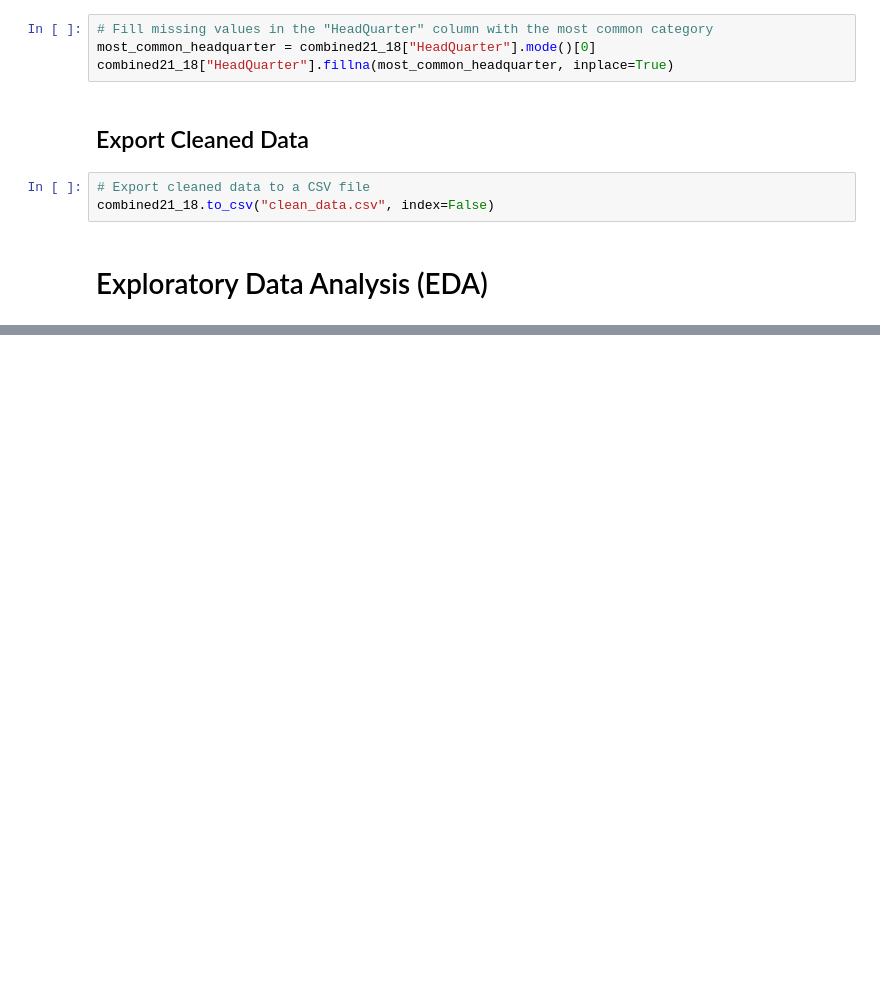
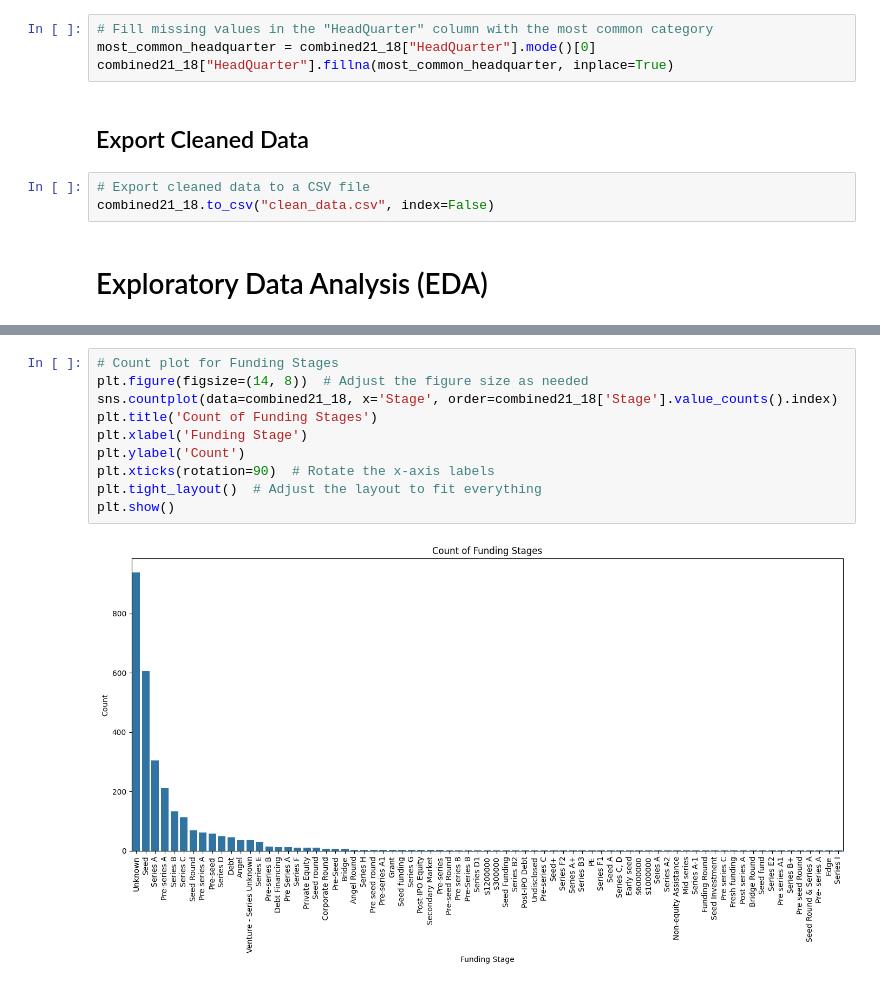
Before and after one commit to Safowaa/India-Start-Up-Funding-Data-Analysis, a Jupyter notebook: Main.ipynb, the cells around one changed output, grey strips where cells are left out. Saved outputs shown, nothing was run; the diff lists cells and outputs as text; blank space fills up the shorter version.

```diff
--- a/Main.ipynb
+++ b/Main.ipynb
@@ -529,0 +582,12 @@ combined21_18.to_csv("clean_data.csv", index=False)
+# %%
+# Count plot for Funding Stages
+plt.figure(figsize=(14, 8))  # Adjust the figure size as needed
+sns.countplot(data=combined21_18, x='Stage', order=combined21_18['Stage'].value_counts().index)
+plt.title('Count of Funding Stages')
+plt.xlabel('Funding Stage')
+plt.ylabel('Count')
+plt.xticks(rotation=90)  # Rotate the x-axis labels
+plt.tight_layout()  # Adjust the layout to fit everything
+plt.show()
+# %% [output]
+[figure, added]
```
Also changed, not shown: parts of 21 cells of this notebook.
